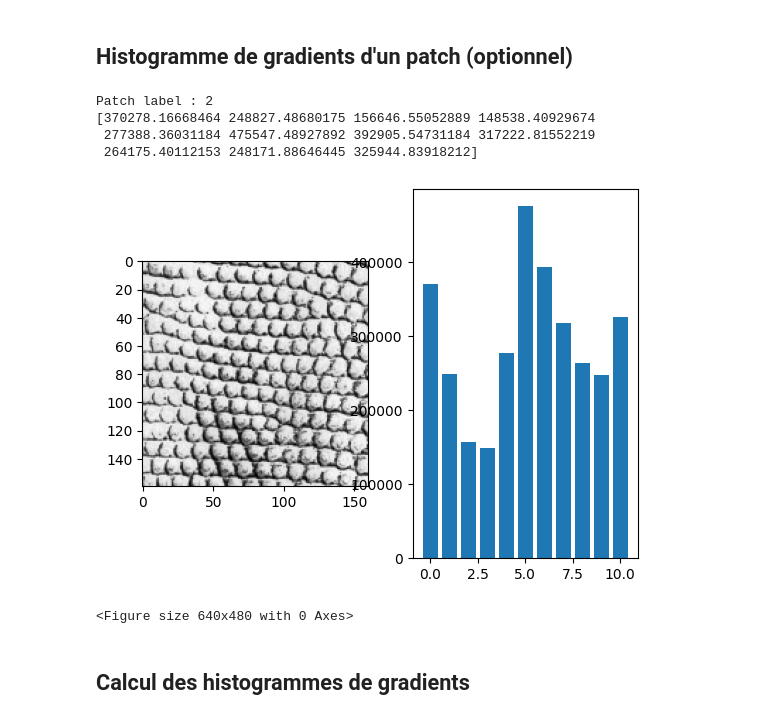
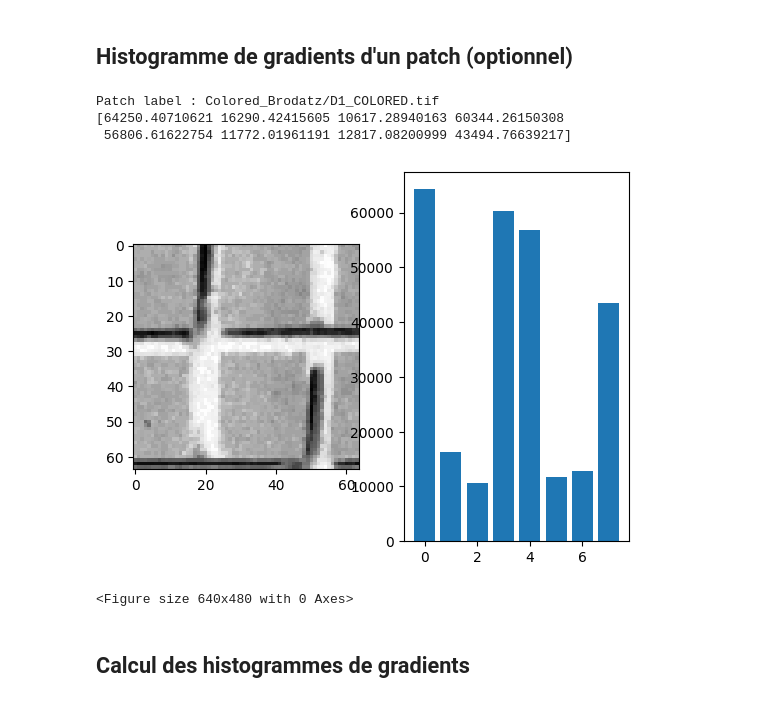
Before and after one commit to ljsp/Synthese-Classification-Textures, a Jupyter notebook: classification.ipynb, the cells around one changed output. Cells and saved outputs as stored; diff of their text form; code cells hidden in the pictures.

```diff
--- a/classification.ipynb
+++ b/classification.ipynb
@@ -94,7 +145,7 @@ def train_test(filenames, patch_size):
         for x in range(0, np_sample_img.shape[0], patch_size):
             for y in range(0, np_sample_img.shape[1], patch_size):
                 patch = np_sample_img[x:x + patch_size, y:y + patch_size]
-                img_data.append((patch, i))
+                img_data.append((patch, filenames[i]))
 
     random.shuffle(img_data)
     half = int(len(img_data) / 2)
@@ -199,11 +247,13 @@ Les l'ensemble des patchs et divisé en 2 pour optimiser la classification (trai
 # %%
 filenames = ["Colored_Brodatz/D1_COLORED.tif",
              "Colored_Brodatz/D2_COLORED.tif",
-             "Colored_Brodatz/D3_COLORED.tif",
-             "Colored_Brodatz/D4_COLORED.tif",
-             "Colored_Brodatz/D5_COLORED.tif"]
+             "Colored_Brodatz/D28_COLORED.tif",
+             "Colored_Brodatz/D45_COLORED.tif",
+             "Colored_Brodatz/D40_COLORED.tif"]
 
-train_data, test_data = train_test(filenames, 160)
+train_data, test_data = train_test(filenames, 64)
+
+nb_bins = 8
 # %%
 print(test_data[0][0][1])
 # %% [output]
@@ -223,28 +273,26 @@ for i in range(len(test_data[0])):
 # %%
 tuple = train_data[0][0]
 
 label = tuple[1]
 print("Patch label : {}".format(label))
 
 img = Image.fromarray(tuple[0])
 img_gray = img.convert('L')
-histogram = HOG(img_gray, 11)
+histogram = HOG(img_gray, nb_bins)
 print(histogram)
 
 #print image and histogram
 fig = plt.figure()
 ax = fig.add_subplot(1,2,1)
 ax.imshow(img_gray, cmap='gray')
 ax = fig.add_subplot(1,2,2)
-ax.bar(np.arange(11), histogram)
+ax.bar(np.arange(nb_bins), histogram)
 plt.show()
-plt.savefig("HOG.png")
 # %% [output]
-Patch label : 2
-[370278.16668464 248827.48680175 156646.55052889 148538.40929674
- 277388.36031184 475547.48927892 392905.54731184 317222.81552219
- 264175.40112153 248171.88646445 325944.83918212]
+Patch label : Colored_Brodatz/D1_COLORED.tif
+[64250.40710621 16290.42415605 10617.28940163 60344.26150308
+ 56806.61622754 11772.01961191 12817.08200999 43494.76639217]
-[figure, old version]
+[figure, new version]
 <Figure size 640x480 with 0 Axes>
 # %% [markdown]
 ## Calcul des histogrammes de gradients
```
Also changed, not shown: parts of 20 cells of this notebook, 6 other files.
